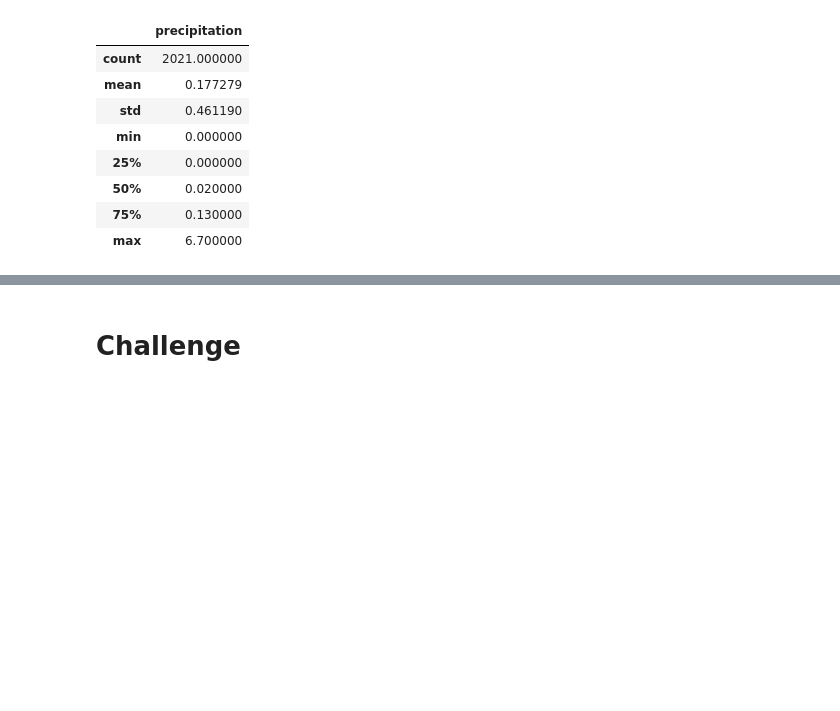
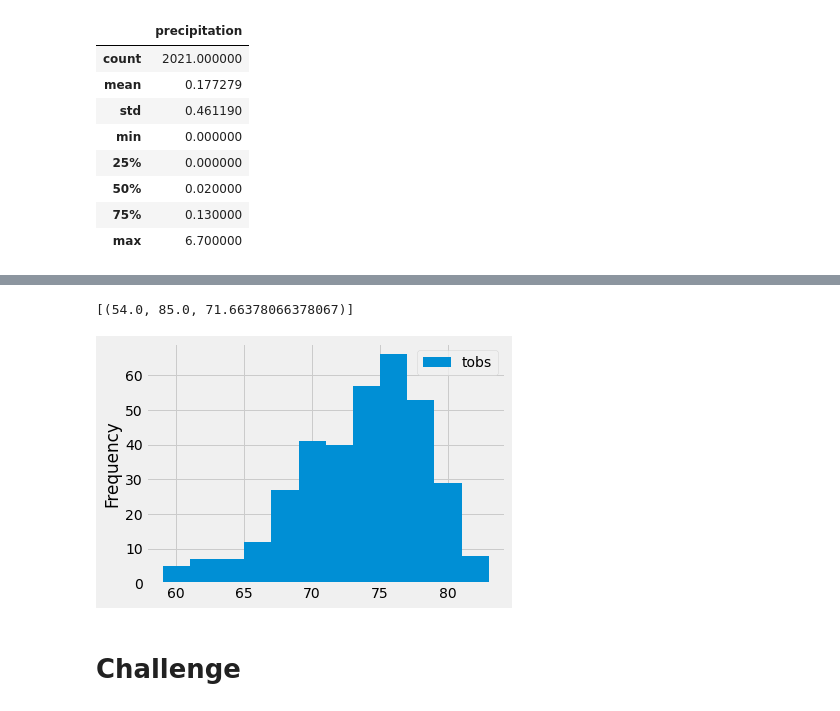
Before and after one commit to dalejandri/surfs_up, a Jupyter notebook: climate_analysis.ipynb, the cells around one changed output, grey strips where cells are left out. Saved outputs shown, nothing was run; the diff lists cells and outputs as text; code cells hidden in the pictures; blank space fills up the shorter version.

Commit message:
The weather station analysis is complete

```diff
--- a/climate_analysis.ipynb
+++ b/climate_analysis.ipynb
@@ -121,9 +136,24 @@ df.describe()
 # %%
 # Using the station id from the previous query, calculate the lowest temperature recorded,
 # highest temperature recorded, and average temperature most active station?
+session.query(func.min(Measurement.tobs), func.max(Measurement.tobs), func.avg(Measurement.tobs)).\
+filter(Measurement.station == 'USC00519281').all()
+#The results show that the low (minimum) temperature is 54 degrees,
+#the high (maximum) temperature is 85 degrees, and
+#the average temperature is approximately 71.7 degrees.
+# %% [output]
+[(54.0, 85.0, 71.66378066378067)]
 # %%
 # Choose the station with the highest number of temperature observations.
 # Query the last 12 months of temperature observation data for this station and plot the results as a histogram
+results = session.query(Measurement.tobs).\
+filter(Measurement.station == 'USC00519281').\
+filter(Measurement.date >= prev_year).all()
+df = pd.DataFrame(results, columns=['tobs'])
+df.plot.hist(bins=12)
+plt.tight_layout()
+# %% [output]
+[figure, added]
 # %%
 # Write a function called `calc_temps` that will accept start date and end date in the format '%Y-%m-%d'
 # and return the minimum, average, and maximum temperatures for that range of dates
```
Also changed, not shown: parts of 2 cells of this notebook.
